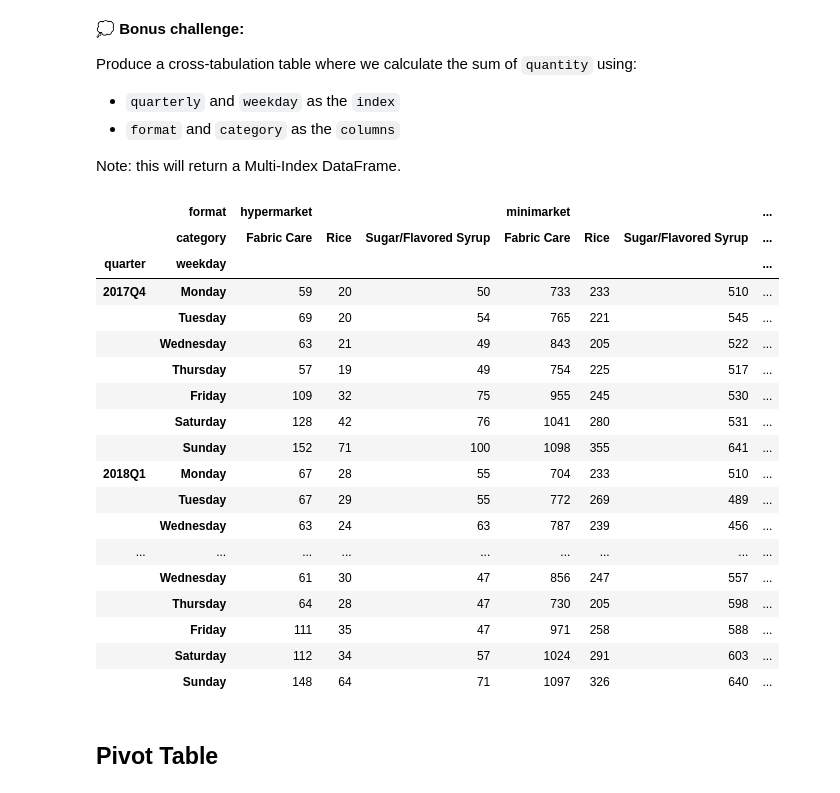
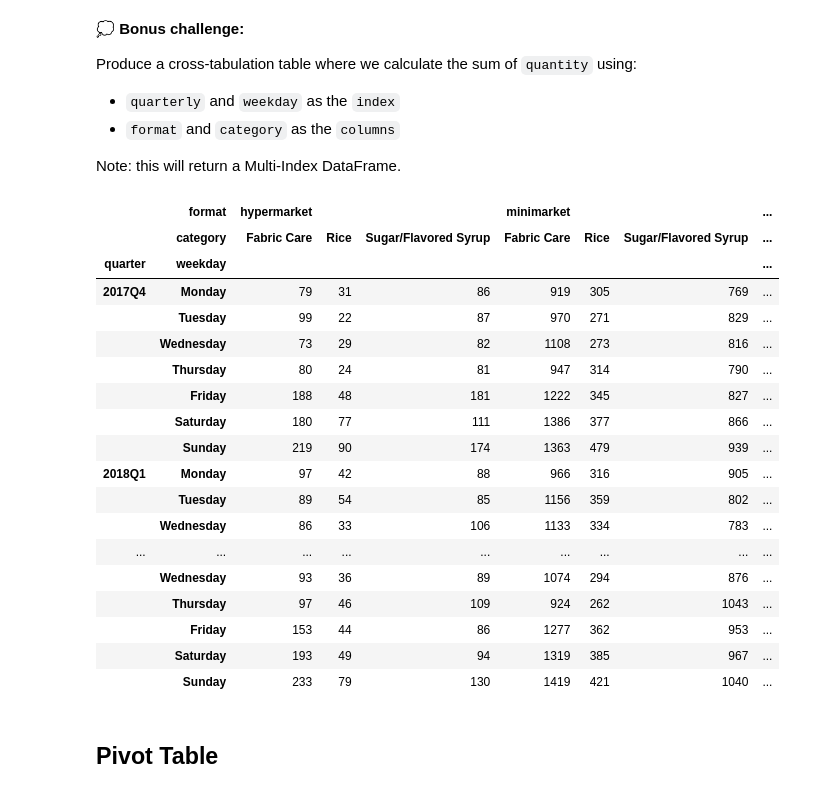
Before and after one commit to mulutbrah/data-analysis-lab, a Jupyter notebook: inclass_EDA_day2.ipynb, the cells around one changed output. Saved outputs shown, nothing was run; the diff lists cells and outputs as text; code cells hidden in the pictures.

```diff
--- a/inclass_EDA_day2.ipynb
+++ b/inclass_EDA_day2.ipynb
@@ -1432,28 +1422,30 @@ Note: this will return a Multi-Index DataFrame.
 # %%
 pd.crosstab(
     index=[household['quarter'], household['weekday']],
     columns=[household['format'], household['category']],
+    values=household['quantity'],
+    aggfunc='sum'
 )
 # %% [output]
 |  | format | hypermarket |  |  | minimarket |  |  | ... |
 |  | category | Fabric Care | Rice | Sugar/Flavored Syrup | Fabric Care | Rice | Sugar/Flavored Syrup | ... |
 | quarter | weekday |  |  |  |  |  |  | ... |
-| 2017Q4 | Monday | 59 | 20 | 50 | 733 | 233 | 510 | ... |
-|  | Tuesday | 69 | 20 | 54 | 765 | 221 | 545 | ... |
-|  | Wednesday | 63 | 21 | 49 | 843 | 205 | 522 | ... |
-|  | Thursday | 57 | 19 | 49 | 754 | 225 | 517 | ... |
-|  | Friday | 109 | 32 | 75 | 955 | 245 | 530 | ... |
-|  | Saturday | 128 | 42 | 76 | 1041 | 280 | 531 | ... |
-|  | Sunday | 152 | 71 | 100 | 1098 | 355 | 641 | ... |
-| 2018Q1 | Monday | 67 | 28 | 55 | 704 | 233 | 510 | ... |
-|  | Tuesday | 67 | 29 | 55 | 772 | 269 | 489 | ... |
-|  | Wednesday | 63 | 24 | 63 | 787 | 239 | 456 | ... |
+| 2017Q4 | Monday | 79 | 31 | 86 | 919 | 305 | 769 | ... |
+|  | Tuesday | 99 | 22 | 87 | 970 | 271 | 829 | ... |
+|  | Wednesday | 73 | 29 | 82 | 1108 | 273 | 816 | ... |
+|  | Thursday | 80 | 24 | 81 | 947 | 314 | 790 | ... |
+|  | Friday | 188 | 48 | 181 | 1222 | 345 | 827 | ... |
+|  | Saturday | 180 | 77 | 111 | 1386 | 377 | 866 | ... |
+|  | Sunday | 219 | 90 | 174 | 1363 | 479 | 939 | ... |
+| 2018Q1 | Monday | 97 | 42 | 88 | 966 | 316 | 905 | ... |
+|  | Tuesday | 89 | 54 | 85 | 1156 | 359 | 802 | ... |
+|  | Wednesday | 86 | 33 | 106 | 1133 | 334 | 783 | ... |
 | ... | ... | ... | ... | ... | ... | ... | ... | ... |
-|  | Wednesday | 61 | 30 | 47 | 856 | 247 | 557 | ... |
-|  | Thursday | 64 | 28 | 47 | 730 | 205 | 598 | ... |
-|  | Friday | 111 | 35 | 47 | 971 | 258 | 588 | ... |
-|  | Saturday | 112 | 34 | 57 | 1024 | 291 | 603 | ... |
-|  | Sunday | 148 | 64 | 71 | 1097 | 326 | 640 | ... |
+|  | Wednesday | 93 | 36 | 89 | 1074 | 294 | 876 | ... |
+|  | Thursday | 97 | 46 | 109 | 924 | 262 | 1043 | ... |
+|  | Friday | 153 | 44 | 86 | 1277 | 362 | 953 | ... |
+|  | Saturday | 193 | 49 | 94 | 1319 | 385 | 967 | ... |
+|  | Sunday | 233 | 79 | 130 | 1419 | 421 | 1040 | ... |
 # %% [markdown]
 ## Pivot Table
 # %% [markdown]
```
Also changed, not shown: parts of 29 cells of this notebook.
